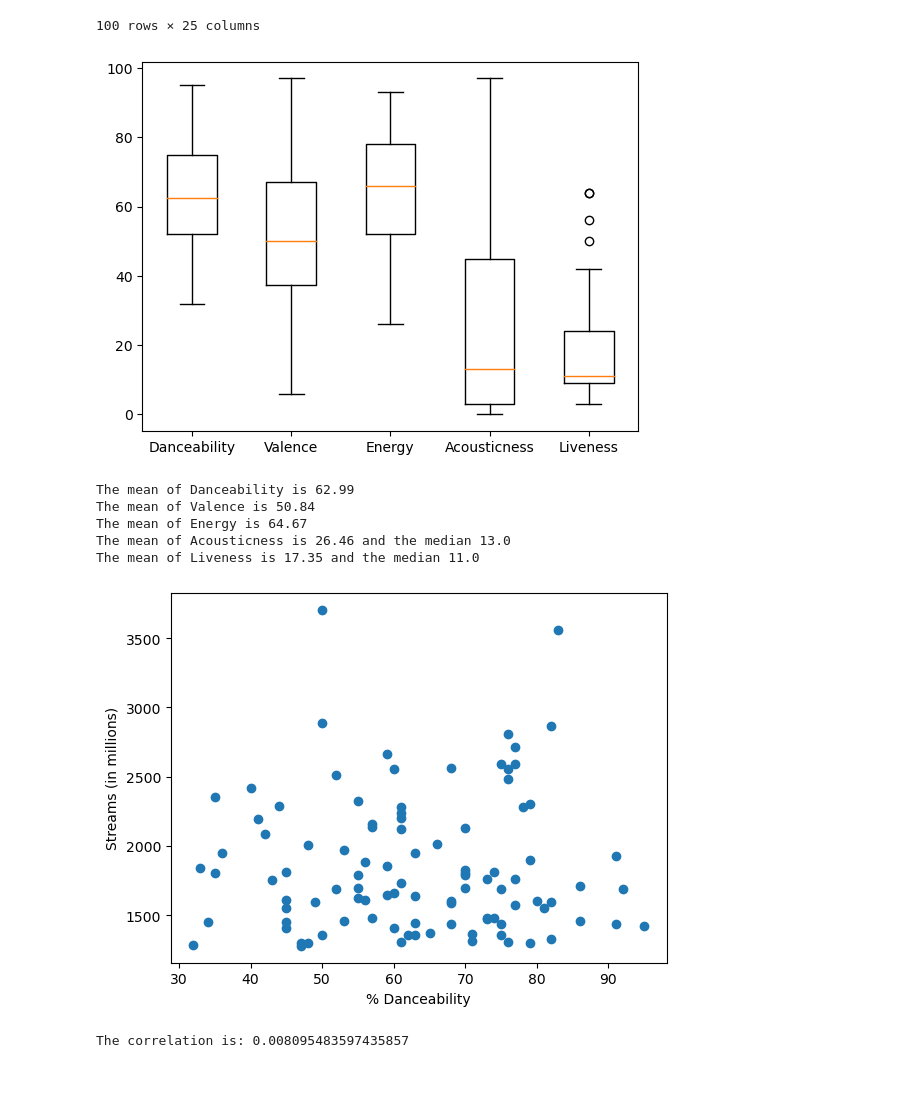
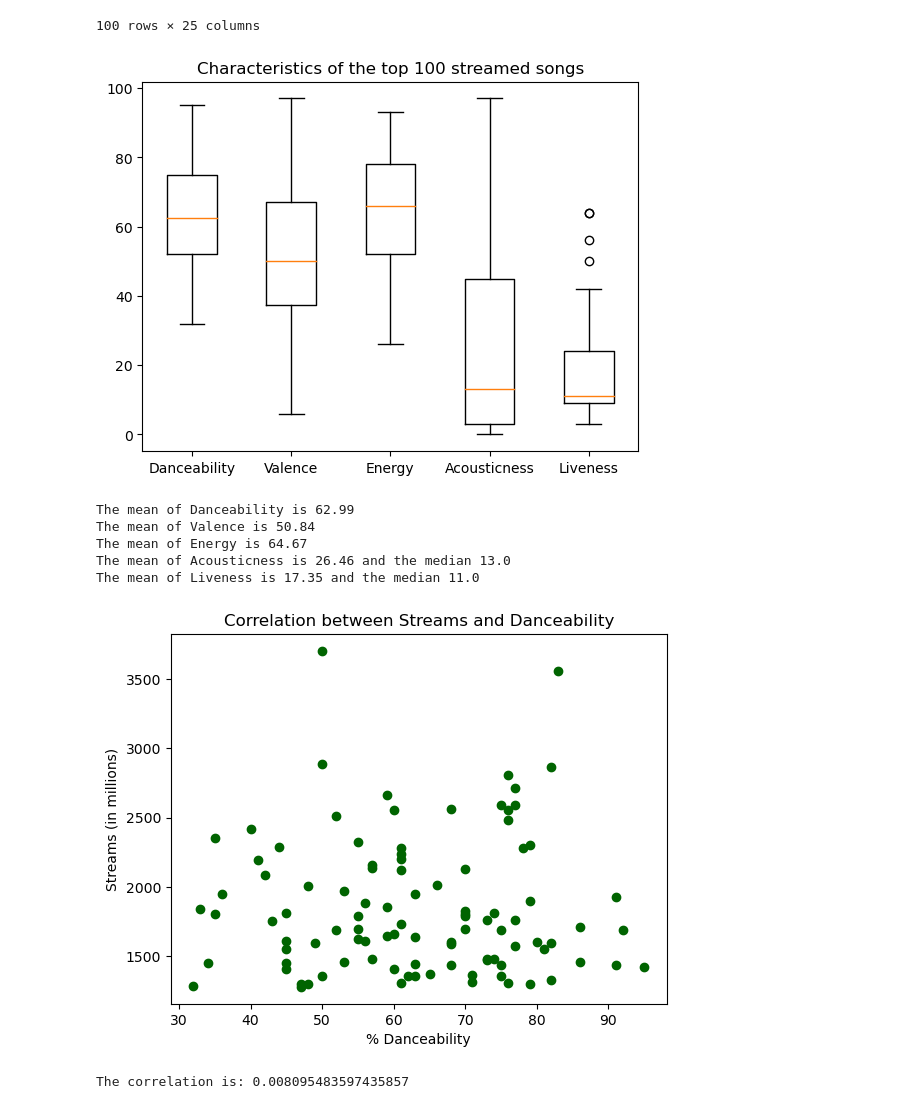
Before and after one commit to luisrodriguezror/project1, a Jupyter notebook: luis.ipynb, the cells around one changed output. Cells and saved outputs as stored; diff of their text form; code cells hidden in the pictures; blank space fills up the shorter version.

```diff
--- a/luis.ipynb
+++ b/luis.ipynb
@@ -57,16 +57,16 @@ top_100.reset_index(drop=True)
 # %%
 labels = ['Danceability', 'Valence','Energy','Acousticness','Liveness']
 plt.boxplot(top_100[['danceability_%','valence_%','energy_%','acousticness_%','liveness_%']],labels=labels)
-
+plt.title('Characteristics of the top 100 streamed songs')
 plt.show()
 
 print(f'''The mean of Danceability is {top_100["danceability_%"].mean()}
 The mean of Valence is {top_100["valence_%"].mean()}
 The mean of Energy is {top_100["energy_%"].mean()}
 The mean of Acousticness is {top_100["acousticness_%"].mean()} and the median {top_100["acousticness_%"].median()}
 The mean of Liveness is {top_100["liveness_%"].mean()} and the median {top_100["liveness_%"].median()}''')
 # %% [output]
-[figure, old version]
+[figure, new version]
 The mean of Danceability is 62.99
 The mean of Valence is 50.84
 The mean of Energy is 64.67
@@ -75,13 +77,14 @@ The mean of Liveness is 17.35 and the median 11.0
 # %%
-plt.scatter(top_100["danceability_%"],top_100["streams in millions"])
+plt.scatter(top_100["danceability_%"],top_100["streams in millions"], color='darkgreen')
 plt.xlabel('% Danceability')
 plt.ylabel('Streams (in millions)')
+plt.title('Correlation between Streams and Danceability')
 plt.show()
 
 coef_corr = top_100["danceability_%"].corr(top_100["streams in millions"])
 
 print("The correlation is:", coef_corr)
 # %% [output]
-[figure, old version]
+[figure, new version]
 The correlation is: 0.008095483597435857
 # %%
```
Also changed, not shown: parts of 8 cells of this notebook.
